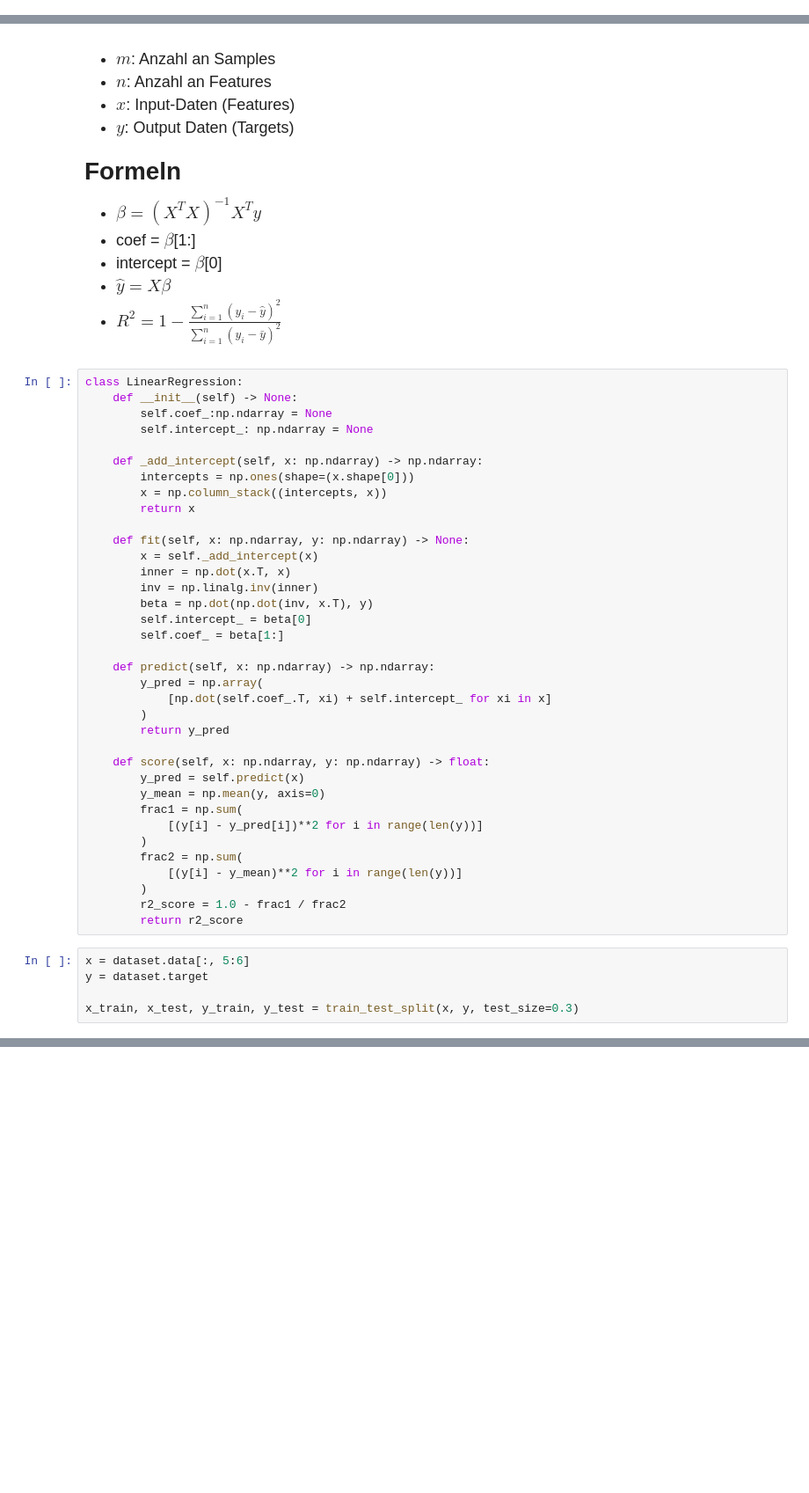
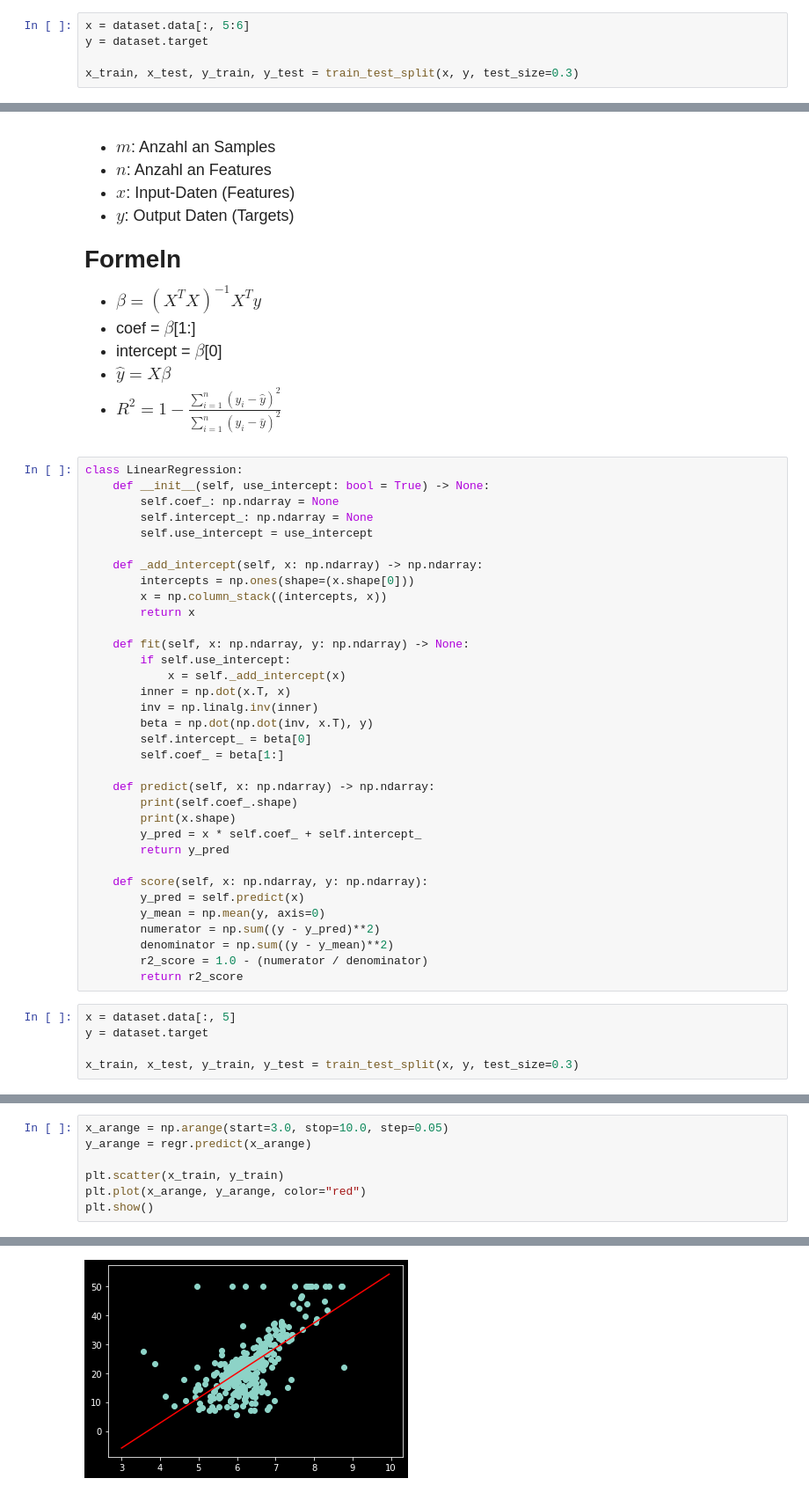
Before and after one commit to franneck94/UdemyML, a Jupyter notebook: Chapter5_Regression/LinearRegressionImplementation/LinearRegressionVisualize.ipynb, the cells around one changed output, grey strips where cells are left out. Shown at 88% size. Saved outputs shown, nothing was run; the diff lists cells and outputs as text; blank space fills up the shorter version.

```diff
--- a/Chapter5_Regression/LinearRegressionImplementation/LinearRegressionVisualize.ipynb
+++ b/Chapter5_Regression/LinearRegressionImplementation/LinearRegressionVisualize.ipynb
@@ -7,6 +8,11 @@ from sklearn.model_selection import train_test_split
 import matplotlib.pyplot as plt
 # %%
 dataset = load_boston()
+# %%
+x = dataset.data[:, 5:6]
+y = dataset.target
+
+x_train, x_test, y_train, y_test = train_test_split(x, y, test_size=0.3)
 # %% [markdown]
 #### Einfache Lineare Regression
 
@@ -52,9 +58,10 @@ dataset = load_boston()
 </font>
 # %%
 class LinearRegression:
-    def __init__(self) -> None:
-        self.coef_:np.ndarray = None
+    def __init__(self, use_intercept: bool = True) -> None:
+        self.coef_: np.ndarray = None
         self.intercept_: np.ndarray = None
+        self.use_intercept = use_intercept
 
     def _add_intercept(self, x: np.ndarray) -> np.ndarray:
         intercepts = np.ones(shape=(x.shape[0]))
@@ -62,7 +69,8 @@ class LinearRegression:
         return x
 
     def fit(self, x: np.ndarray, y: np.ndarray) -> None:
-        x = self._add_intercept(x)
+        if self.use_intercept:
+            x = self._add_intercept(x)
         inner = np.dot(x.T, x)
         inv = np.linalg.inv(inner)
         beta = np.dot(np.dot(inv, x.T), y)
@@ -70,24 +78,20 @@ class LinearRegression:
         self.coef_ = beta[1:]
 
     def predict(self, x: np.ndarray) -> np.ndarray:
-        y_pred = np.array(
-            [np.dot(self.coef_.T, xi) + self.intercept_ for xi in x]
-        )
+        print(self.coef_.shape)
+        print(x.shape)
+        y_pred = x * self.coef_ + self.intercept_
         return y_pred
 
-    def score(self, x: np.ndarray, y: np.ndarray) -> float:
+    def score(self, x: np.ndarray, y: np.ndarray):
         y_pred = self.predict(x)
         y_mean = np.mean(y, axis=0)
-        frac1 = np.sum(
-            [(y[i] - y_pred[i])**2 for i in range(len(y))]
-        )
-        frac2 = np.sum(
-            [(y[i] - y_mean)**2 for i in range(len(y))]
-        )
-        r2_score = 1.0 - frac1 / frac2
+        numerator = np.sum((y - y_pred)**2)
+        denominator = np.sum((y - y_mean)**2)
+        r2_score = 1.0 - (numerator / denominator)
         return r2_score
 # %%
-x = dataset.data[:, 5:6]
+x = dataset.data[:, 5]
 y = dataset.target
 
 x_train, x_test, y_train, y_test = train_test_split(x, y, test_size=0.3)
@@ -141,0 +118,8 @@ plot_residuals(regr, x_train, y_train, x_test, y_test)
+# %%
+x_arange = np.arange(start=3.0, stop=10.0, step=0.05)
+y_arange = regr.predict(x_arange)
+
+plt.scatter(x_train, y_train)
+plt.plot(x_arange, y_arange, color="red")
+plt.show()
+# %% [output]
@@ -141,0 +128 @@ plot_residuals(regr, x_train, y_train, x_test, y_test)
+[figure, added]
```
Also changed, not shown: parts of 8 cells of this notebook.
